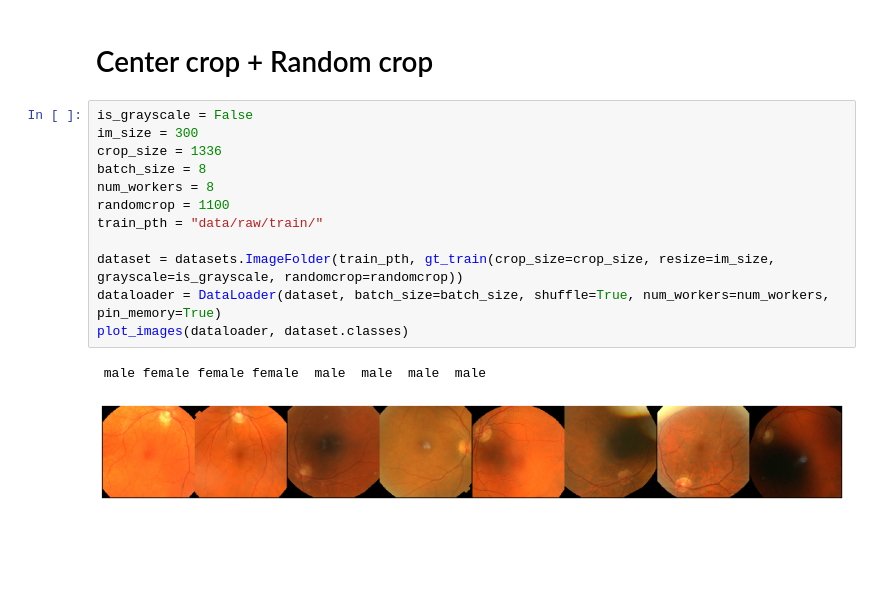
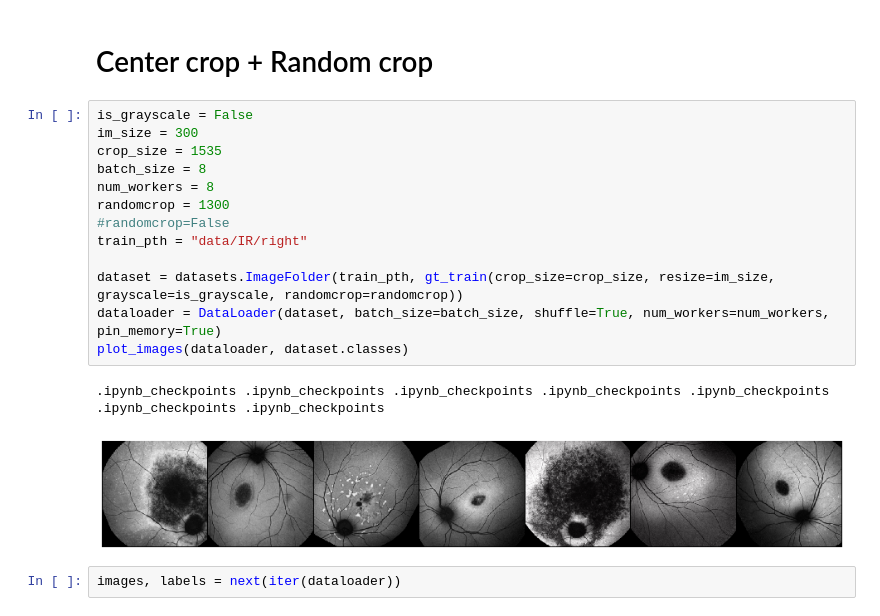
Before and after one commit to migueLib/master_thesis, a Jupyter notebook: notebooks/data_agumentation.ipynb, the cells around one changed output. Cells and saved outputs as stored; diff of their text form; blank space fills up the shorter version.

Commit message:
add additional data augmentation posibilities

```diff
--- a/notebooks/data_agumentation.ipynb
+++ b/notebooks/data_agumentation.ipynb
@@ -87,15 +89,18 @@ plot_images(dataloader, dataset.classes)
 # %%
 is_grayscale = False
 im_size = 300
-crop_size = 1336
+crop_size = 1535
 batch_size = 8
 num_workers = 8
-randomcrop = 1100
-train_pth = "data/raw/train/"
+randomcrop = 1300
+#randomcrop=False
+train_pth = "data/IR/right"
 
 dataset = datasets.ImageFolder(train_pth, gt_train(crop_size=crop_size, resize=im_size, grayscale=is_grayscale, randomcrop=randomcrop))
 dataloader = DataLoader(dataset, batch_size=batch_size, shuffle=True, num_workers=num_workers, pin_memory=True)
 plot_images(dataloader, dataset.classes)
 # %% [output]
- male female female female  male  male  male  male
+.ipynb_checkpoints .ipynb_checkpoints .ipynb_checkpoints .ipynb_checkpoints .ipynb_checkpoints .ipynb_checkpoints .ipynb_checkpoints
-[figure, old version]
+[figure, new version]
+# %%
+images, labels = next(iter(dataloader))
```
Also changed, not shown: parts of 13 cells of this notebook.
